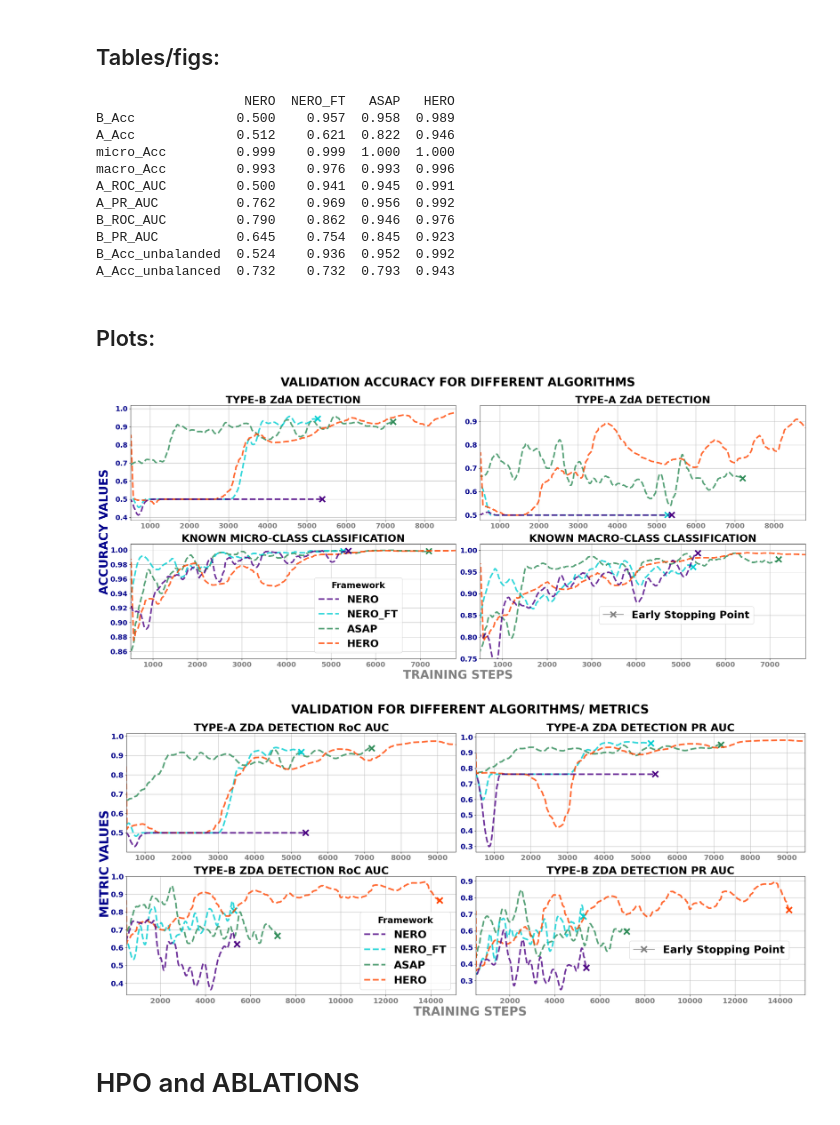
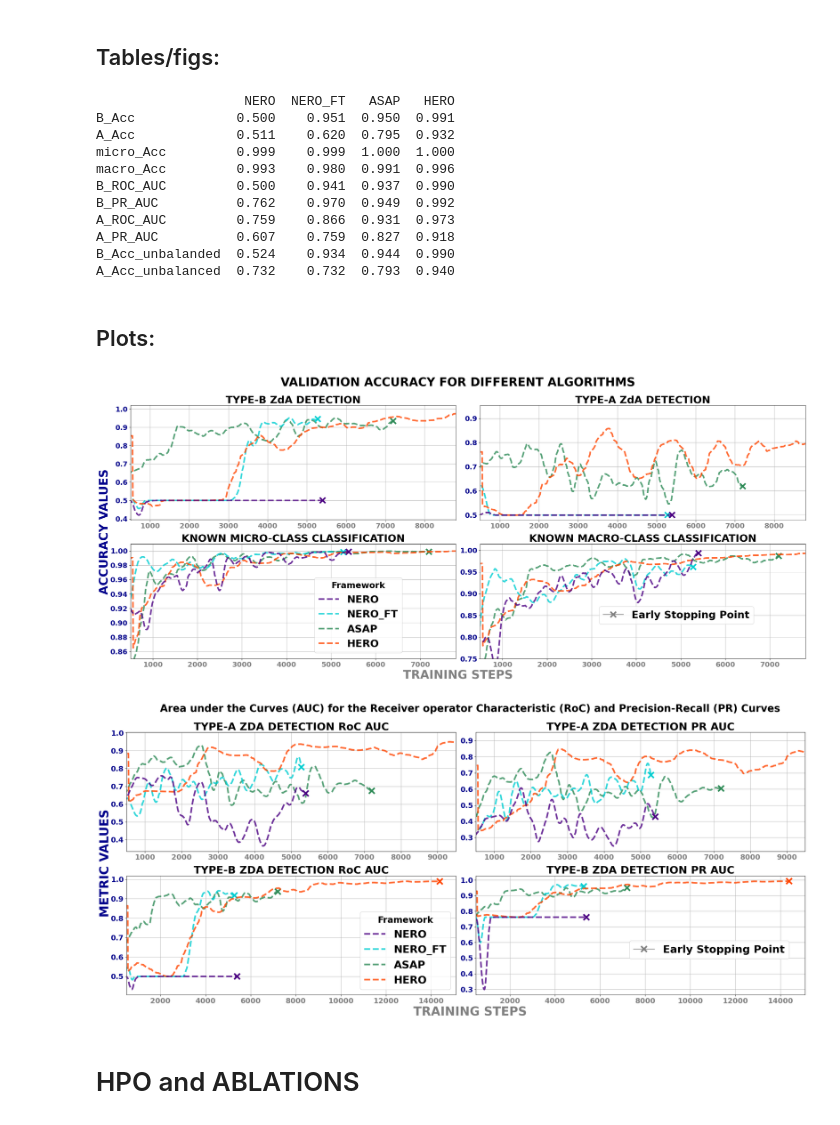
Before and after one commit to QwertyJacob/HERO, a Jupyter notebook: hero_plots.ipynb, the cells around one changed output. Drawn from its saved outputs; the diff is of its cells as text; code cells hidden in the pictures.

```diff
--- a/hero_plots.ipynb
+++ b/hero_plots.ipynb
@@ -78,10 +105,16 @@ interesting_metrics = {
     'OS2 Bal. accuracy_eval: ': 'A_Acc',
     'CS1 accuracy_eval: ': 'micro_Acc',
     'CS2 accuracy_eval: ': 'macro_Acc',
-    'EVAL_Type_A_ROC_AUC': 'A_ROC_AUC',
-    'EVAL_Type_A_PR_AUC': 'A_PR_AUC',
-    'EVAL_ZDA_ROC_AUC': 'B_ROC_AUC',
-    'EVAL_ZDA_PR_AUC' : 'B_PR_AUC',
+    # The following four lines should be the way to map the values with the current code-base
+    #'EVAL_Type_A_ROC_AUC': 'A_ROC_AUC',
+    #'EVAL_Type_A_PR_AUC': 'A_PR_AUC',
+    #'EVAL_ZDA_ROC_AUC': 'B_ROC_AUC',
+    #'EVAL_ZDA_PR_AUC' : 'B_PR_AUC',
+    # unfortunately, experiments in the paper had switched the metric reporting:
+    'EVAL_Type_A_ROC_AUC': 'B_ROC_AUC',
+    'EVAL_Type_A_PR_AUC': 'B_PR_AUC',
+    'EVAL_ZDA_ROC_AUC': 'A_ROC_AUC',
+    'EVAL_ZDA_PR_AUC' : 'A_PR_AUC',
 }
 
 extended_metrics = {
@@ -89,10 +122,16 @@ extended_metrics = {
     'OS2 Bal. accuracy_eval: ': 'A_Acc',
     'CS1 accuracy_eval: ': 'micro_Acc',
     'CS2 accuracy_eval: ': 'macro_Acc',
-    'EVAL_Type_A_ROC_AUC': 'A_ROC_AUC',
-    'EVAL_Type_A_PR_AUC': 'A_PR_AUC',
-    'EVAL_ZDA_ROC_AUC': 'B_ROC_AUC',
-    'EVAL_ZDA_PR_AUC' : 'B_PR_AUC',
+    # The following four lines should be the way to map the values with the current code-base
+    #'EVAL_Type_A_ROC_AUC': 'A_ROC_AUC',
+    #'EVAL_Type_A_PR_AUC': 'A_PR_AUC',
+    #'EVAL_ZDA_ROC_AUC': 'B_ROC_AUC',
+    #'EVAL_ZDA_PR_AUC' : 'B_PR_AUC',
+    # unfortunately, experiments in the paper had switched the metric reporting:
+    'EVAL_Type_A_ROC_AUC': 'B_ROC_AUC',
+    'EVAL_Type_A_PR_AUC': 'B_PR_AUC',
+    'EVAL_ZDA_ROC_AUC': 'A_ROC_AUC',
+    'EVAL_ZDA_PR_AUC' : 'A_PR_AUC',
     'OS1 accuracy_eval: ': 'B_Acc_unbalanded',
     'OS2 accuracy_eval: ': 'A_Acc_unbalanced',
 
@@ -134,16 +173,16 @@ final_df.columns = list(final_dfs.keys())
 print(final_df[['NERO', 'NERO_FT', 'ASAP', 'HERO']].round(3))
 # %% [output]
                    NERO  NERO_FT   ASAP   HERO
-B_Acc             0.500    0.957  0.958  0.989
-A_Acc             0.512    0.621  0.822  0.946
+B_Acc             0.500    0.951  0.950  0.991
+A_Acc             0.511    0.620  0.795  0.932
 micro_Acc         0.999    0.999  1.000  1.000
-macro_Acc         0.993    0.976  0.993  0.996
-A_ROC_AUC         0.500    0.941  0.945  0.991
-A_PR_AUC          0.762    0.969  0.956  0.992
-B_ROC_AUC         0.790    0.862  0.946  0.976
-B_PR_AUC          0.645    0.754  0.845  0.923
-B_Acc_unbalanded  0.524    0.936  0.952  0.992
-A_Acc_unbalanced  0.732    0.732  0.793  0.943
+macro_Acc         0.993    0.980  0.991  0.996
+B_ROC_AUC         0.500    0.941  0.937  0.990
+B_PR_AUC          0.762    0.970  0.949  0.992
+A_ROC_AUC         0.759    0.866  0.931  0.973
+A_PR_AUC          0.607    0.759  0.827  0.918
+B_Acc_unbalanded  0.524    0.934  0.944  0.990
+A_Acc_unbalanced  0.732    0.732  0.793  0.940
 # %% [markdown]
 ## Plots:
 # %%
@@ -254,7 +293,7 @@ fig.text(0.5, -0.01, 'TRAINING STEPS', ha='center', va='center', fontsize=30, we
 plt.tight_layout()
 plt.show()
 # %% [output]
-[figure, old version]
+[figure, new version]
 # %%
 import matplotlib.pyplot as plt
 
@@ -306,35 +345,35 @@ for i, metric in enumerate(metrics_to_plot):
             loc='lower right')
         legend_title = axes[row, col].legend_.get_title()  # Get the legend title object first
         plt.setp(legend_title, fontsize=22, fontweight='bold')
 
     if col == 1:
       if row == 0:
         axes[row, col].set_xlim(left=500, right=9500)
       if row == 1:
         axes[row, col].set_xlim(left=500)
         axes[row, col].legend(
             [handles[1]],
             [labels[1]],
             prop=legend_font_dict,
             bbox_to_anchor=(0.45, 0.5))
 
     axes[row, col].grid(True)
 
     col += 1
     if col == 2:
         col = 0
         row += 1
 
 # Add common labels for both axes
 fig.text(-0.002, 0.5, 'METRIC VALUES', ha='center', va='center', rotation='vertical', fontsize=30, weight='bold', color='darkblue')
-fig.text(0.5, 1.03, 'VALIDATION FOR DIFFERENT ALGORITHMS/ METRICS', ha='center', va='center', fontsize=30, weight='bold', color='black')
+fig.text(0.5, 1.03, 'Area under the Curves (AUC) for the Receiver operator Characteristic (RoC) and Precision-Recall (PR) Curves', ha='center', va='center', fontsize=25, weight='bold', color='black')
 fig.text(0.5, -0.01, 'TRAINING STEPS', ha='center', va='center', fontsize=30, weight='bold', color='gray')
 
 
 plt.tight_layout()
 plt.show()
 # %% [output]
-[figure, old version]
+[figure, new version]
 # %% [markdown]
 # HPO and ABLATIONS
 # %%
```
Also changed, not shown: parts of 1 cell of this notebook.
